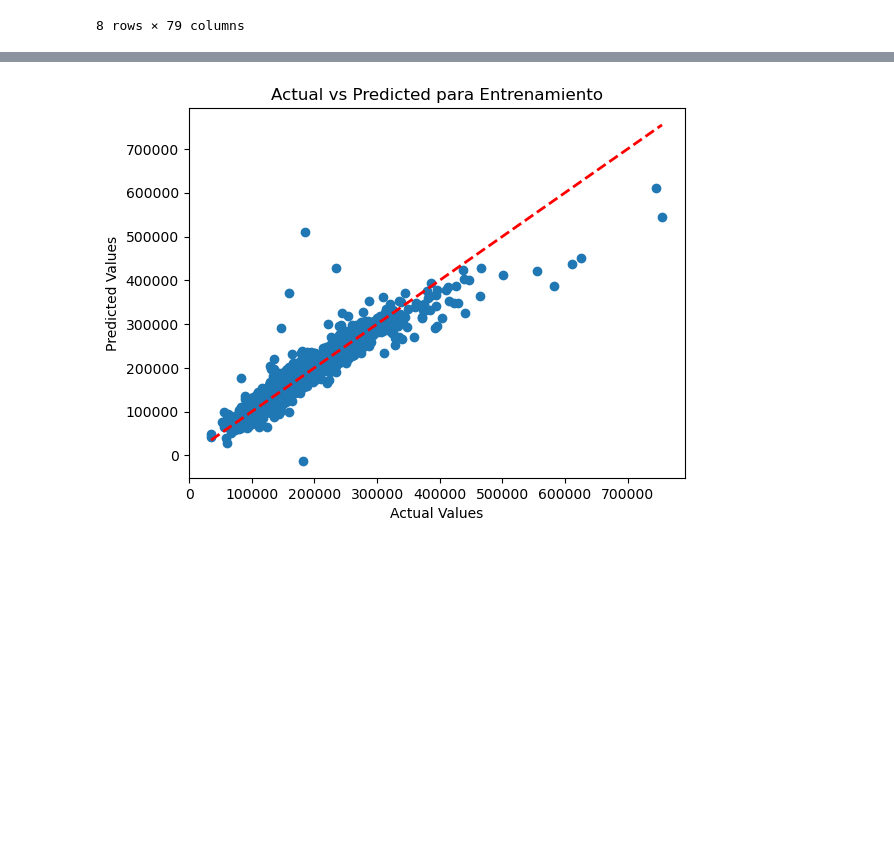
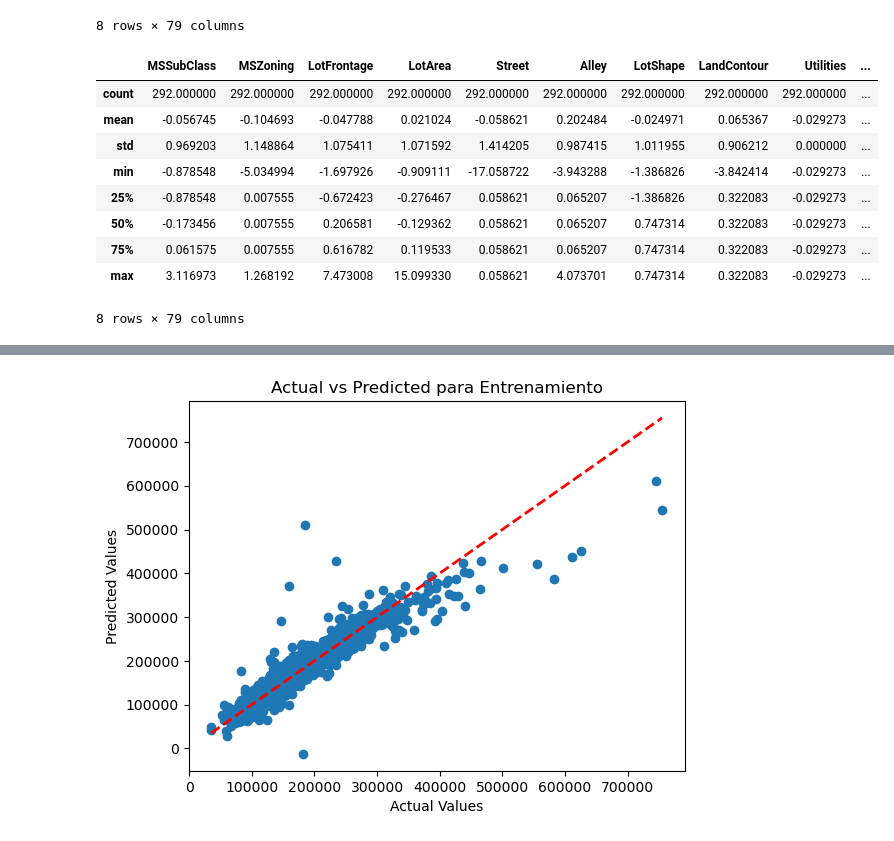
Before and after one commit to navah-enrique/APD-tarea3, a Jupyter notebook: notebooks/MGE_01_tarea_Enrique_Nava.ipynb, the cells around one changed output, grey strips where cells are left out. Cells and saved outputs as stored; diff of their text form; code cells hidden in the pictures; blank space fills up the shorter version.

Commit message:
actualiza inference

```diff
--- a/notebooks/MGE_01_tarea_Enrique_Nava.ipynb
+++ b/notebooks/MGE_01_tarea_Enrique_Nava.ipynb
@@ -19,12 +27,12 @@ from sklearn.preprocessing import OrdinalEncoder
 # %%
 #Guardamos datos de entrenamiento (en la fuente ya vienen separados los archivos de entrenamiento y de test)
 # La data se puede descargar desde https://www.kaggle.com/competitions/house-prices-advanced-regression-techniques/
-df = pd.read_csv('C:/Users/qnava/OneDrive/Escritorio/train.csv')
+df = pd.read_csv('../data/raw_train.csv')
 df.drop(columns=['Id'], inplace=True)
 df.head()
 
 #leemos dataset de test
-df_test = pd.read_csv('C:/Users/qnava/OneDrive/Escritorio/test.csv')
+df_test = pd.read_csv('../data/raw_inference.csv')
 df_test.drop(columns=['Id'], inplace=True)
 # %% [markdown]
 Tenemos 79 variables (quitando ID) y una objetivo (SalePrice).
@@ -304,3 +325,16 @@ Train_X_std.describe()
 | 75% | 2.966054e-01 | 7.555189e-03 | 6.167824e-01 | 1.131024e-01 | 5.862104e-02 | 6.520668e-02 | 7.473145e-01 | 3.220829e-01 | -0.029273 | ... |
 | max | 3.116973e+00 | 1.268192e+00 | 7.473008e+00 | 2.081732e+01 | 5.862104e-02 | 4.073701e+00 | 7.473145e-01 | 3.220829e-01 | 34.161382 | ... |
 8 rows × 79 columns
+# %%
+Test_X_std.describe()
+# %% [output]
+|  | MSSubClass | MSZoning | LotFrontage | LotArea | Street | Alley | LotShape | LandContour | Utilities | ... |
+| count | 292.000000 | 292.000000 | 292.000000 | 292.000000 | 292.000000 | 292.000000 | 292.000000 | 292.000000 | 292.000000 | ... |
+| mean | -0.056745 | -0.104693 | -0.047788 | 0.021024 | -0.058621 | 0.202484 | -0.024971 | 0.065367 | -0.029273 | ... |
+| std | 0.969203 | 1.148864 | 1.075411 | 1.071592 | 1.414205 | 0.987415 | 1.011955 | 0.906212 | 0.000000 | ... |
+| min | -0.878548 | -5.034994 | -1.697926 | -0.909111 | -17.058722 | -3.943288 | -1.386826 | -3.842414 | -0.029273 | ... |
+| 25% | -0.878548 | 0.007555 | -0.672423 | -0.276467 | 0.058621 | 0.065207 | -1.386826 | 0.322083 | -0.029273 | ... |
+| 50% | -0.173456 | 0.007555 | 0.206581 | -0.129362 | 0.058621 | 0.065207 | 0.747314 | 0.322083 | -0.029273 | ... |
+| 75% | 0.061575 | 0.007555 | 0.616782 | 0.119533 | 0.058621 | 0.065207 | 0.747314 | 0.322083 | -0.029273 | ... |
+| max | 3.116973 | 1.268192 | 7.473008 | 15.099330 | 0.058621 | 4.073701 | 0.747314 | 0.322083 | -0.029273 | ... |
+8 rows × 79 columns
```
Also changed, not shown: parts of 4 cells of this notebook, 3 other files.
